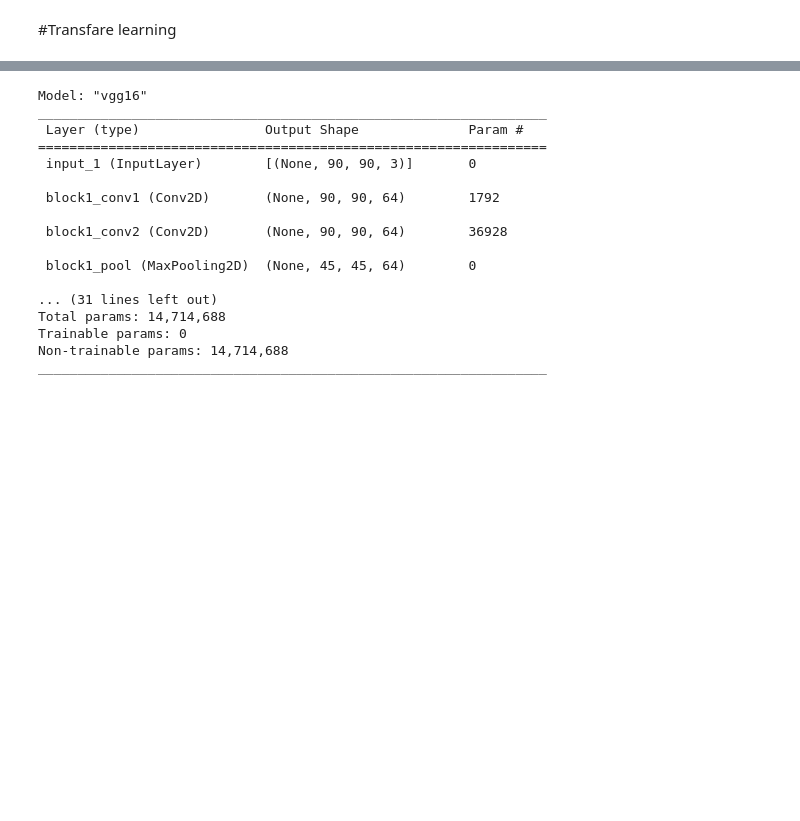
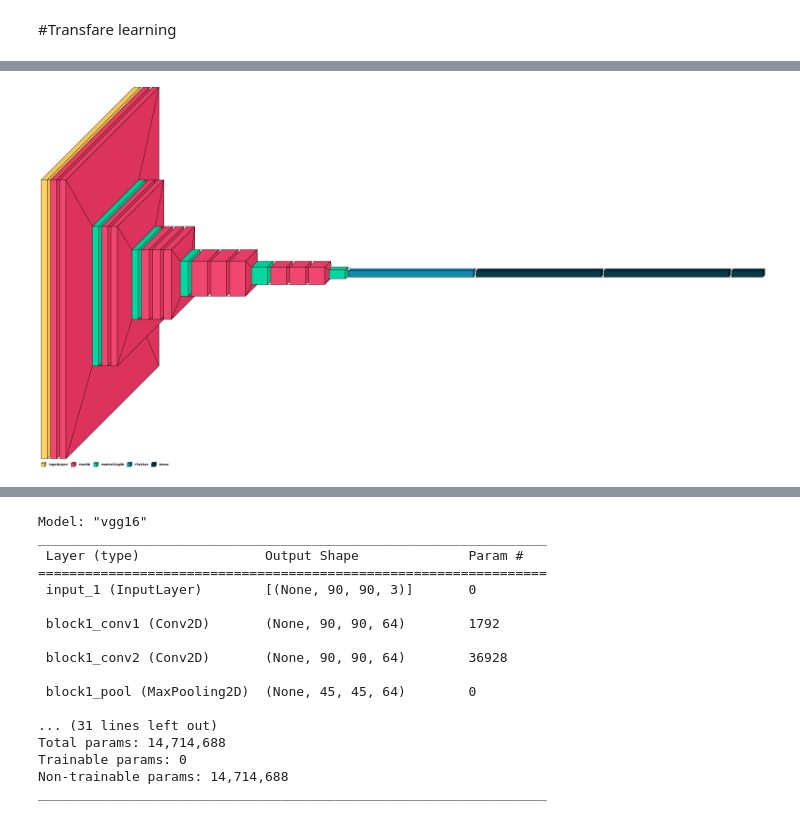
Before and after one commit to Ahmed-Shatla/Grad_traffic, a Jupyter notebook: create_CNN_model.ipynb, the cells around one changed output, grey strips where cells are left out. Cells and saved outputs as stored; diff of their text form; code cells hidden in the pictures; blank space fills up the shorter version.

```diff
--- a/create_CNN_model.ipynb
+++ b/create_CNN_model.ipynb
@@ -81,3 +90,5 @@ X_train, X_valid, y_train, y_valid = train_test_split(X,y,test_size=0.2)
 #Transfare learning
 # %%
 from tensorflow.keras.applications import VGG16
+# %%
+full_vgg16 =  VGG16(weights='imagenet')
@@ -84,3 +99,7 @@ from tensorflow.keras.applications import VGG16
+# %%
+visualkeras.layered_view(full_vgg16,legend=True)
+# %% [output]
+[figure, added]
 # %%
 model = VGG16(weights='imagenet',include_top=False,input_shape=((90,90,3)))
 model.summary()
```
Also changed, not shown: parts of 9 cells of this notebook.
